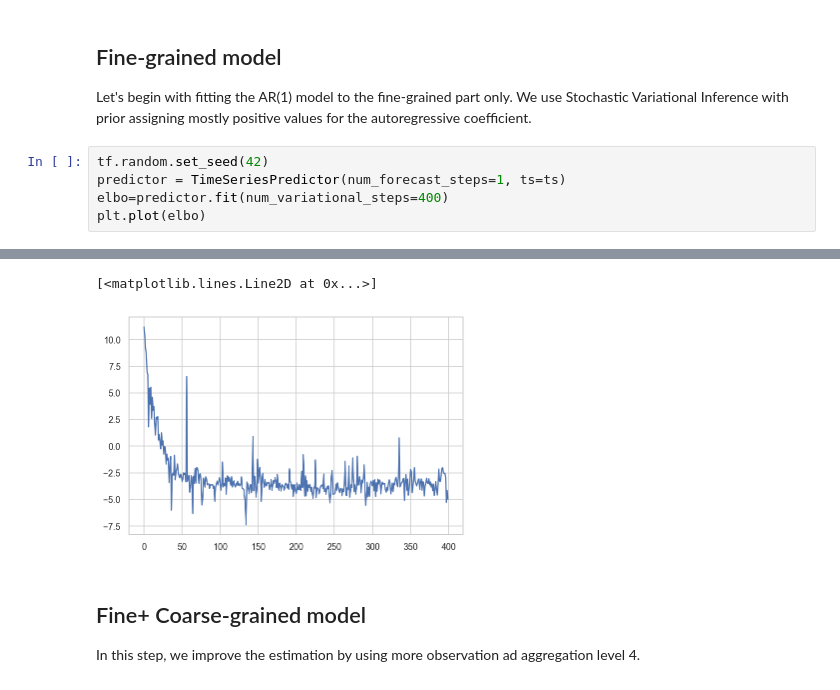
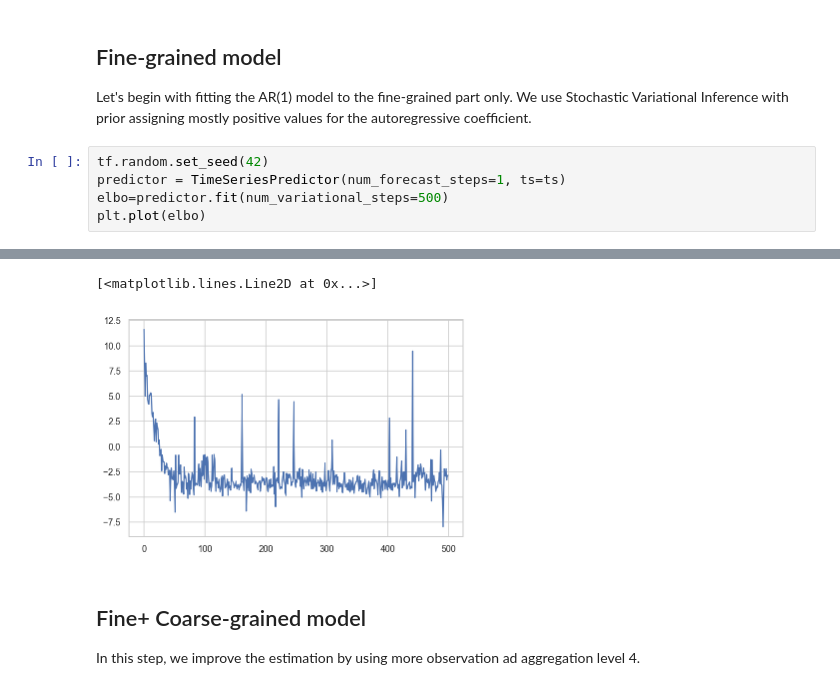
Before and after one commit to krzysztofrusek/Algae, a Jupyter notebook: python/Demo.ipynb, the cells around one changed output, grey strips where cells are left out. Saved outputs shown, nothing was run; the diff lists cells and outputs as text.

```diff
--- a/python/Demo.ipynb
+++ b/python/Demo.ipynb
@@ -75,7 +75,7 @@ Let's begin with fitting the AR(1) model to the fine-grained part only. We use S
 # %%
 tf.random.set_seed(42)
 predictor = TimeSeriesPredictor(num_forecast_steps=1, ts=ts)
-elbo=predictor.fit(num_variational_steps=400)
+elbo=predictor.fit(num_variational_steps=500)
 plt.plot(elbo)
 # %% [output]
 Using mixin
@@ -82,5 +83,5 @@ Using mixin
 [<matplotlib.lines.Line2D at 0x...>]
-[figure, old version]
+[figure, new version]
 # %% [markdown]
 ## Fine+ Coarse-grained model
 In this step, we improve the estimation by using more observation ad aggregation level 4.
```
Also changed, not shown: parts of 3 cells of this notebook.
